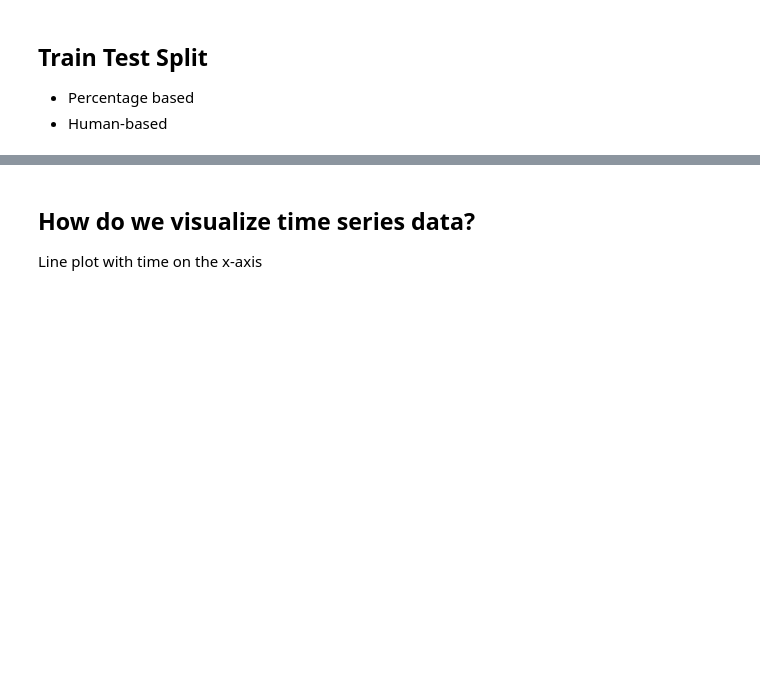
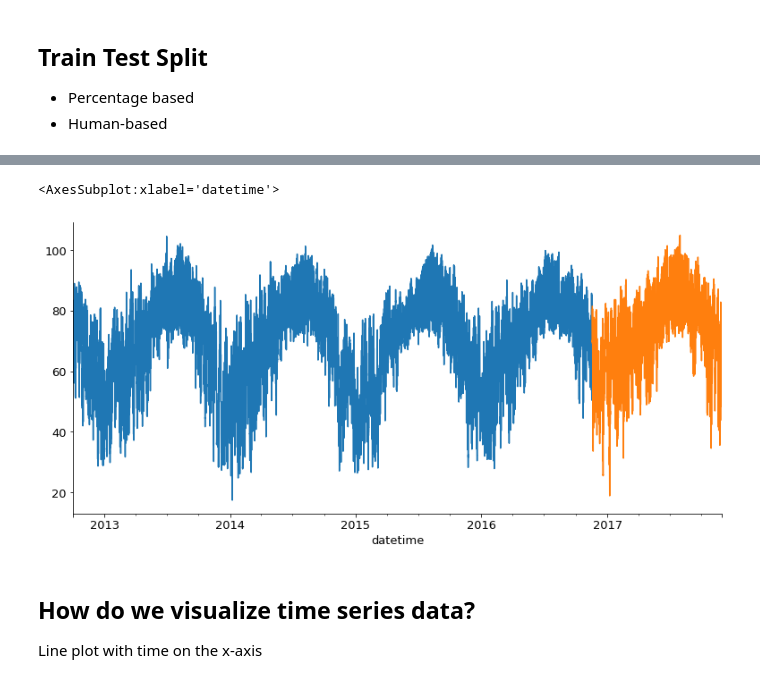
Before and after one commit to Joshua-C-Bryant/time-series-exercises, a Jupyter notebook: explore.ipynb, the cells around one changed output, grey strips where cells are left out. Saved outputs shown, nothing was run; the diff lists cells and outputs as text; code cells hidden in the pictures; blank space fills up the shorter version.

```diff
--- a/explore.ipynb
+++ b/explore.ipynb
@@ -51,3 +52,17 @@ plt.legend()
+# %%
+# Percentage
+train_size = .80
+test_size = .20
+
+train_end_index = round(s.shape[0] * train_size)
+train = s.iloc[:train_end_index]
+test = s.iloc[train_end_index:]
+
+ax = train.plot(label='train')
+test.plot(ax=ax, label='test')
+# %% [output]
+<AxesSubplot:xlabel='datetime'>
+[figure, added]
 # %%
 s = train.copy()
 # %% [markdown]
```
Also changed, not shown: parts of 35 cells of this notebook.
